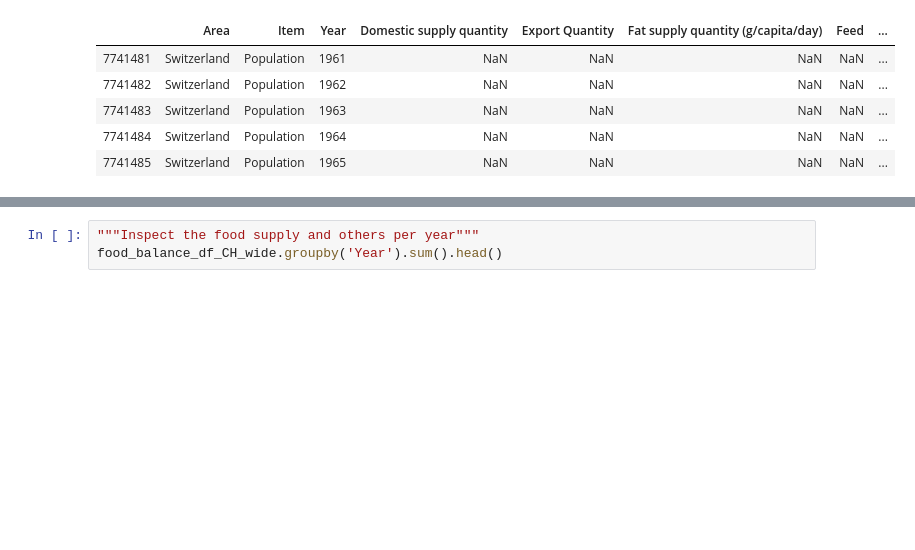
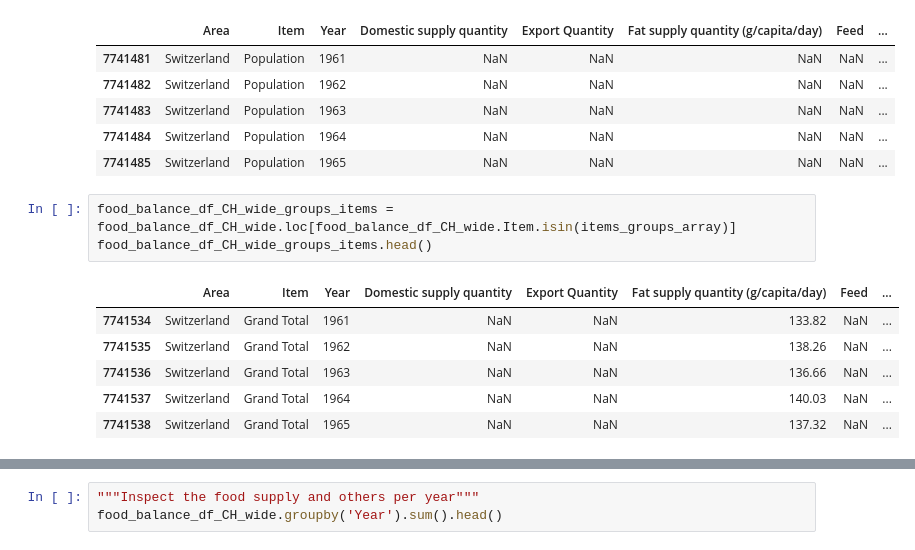
Before and after one commit to jlabhard/ADA_Project, a Jupyter notebook: project_merge_w_Jo.ipynb, the cells around one changed output, grey strips where cells are left out. Drawn from its saved outputs; the diff is of its cells as text; blank space fills up the shorter version.

```diff
--- a/project_merge_w_Jo.ipynb
+++ b/project_merge_w_Jo.ipynb
@@ -456,3 +456,13 @@ food_balance_df_CH_wide.head()
 | 7741483 | Switzerland | Population | 1963 | NaN | NaN | NaN | NaN | ... |
 | 7741484 | Switzerland | Population | 1964 | NaN | NaN | NaN | NaN | ... |
 | 7741485 | Switzerland | Population | 1965 | NaN | NaN | NaN | NaN | ... |
+# %%
+food_balance_df_CH_wide_groups_items = food_balance_df_CH_wide.loc[food_balance_df_CH_wide.Item.isin(items_groups_array)]
+food_balance_df_CH_wide_groups_items.head()
+# %% [output]
+|  | Area | Item | Year | Domestic supply quantity | Export Quantity | Fat supply quantity (g/capita/day) | Feed | ... |
+| 7741534 | Switzerland | Grand Total | 1961 | NaN | NaN | 133.82 | NaN | ... |
+| 7741535 | Switzerland | Grand Total | 1962 | NaN | NaN | 138.26 | NaN | ... |
+| 7741536 | Switzerland | Grand Total | 1963 | NaN | NaN | 136.66 | NaN | ... |
+| 7741537 | Switzerland | Grand Total | 1964 | NaN | NaN | 140.03 | NaN | ... |
+| 7741538 | Switzerland | Grand Total | 1965 | NaN | NaN | 137.32 | NaN | ... |
```
Also changed, not shown: parts of 7 cells of this notebook.
